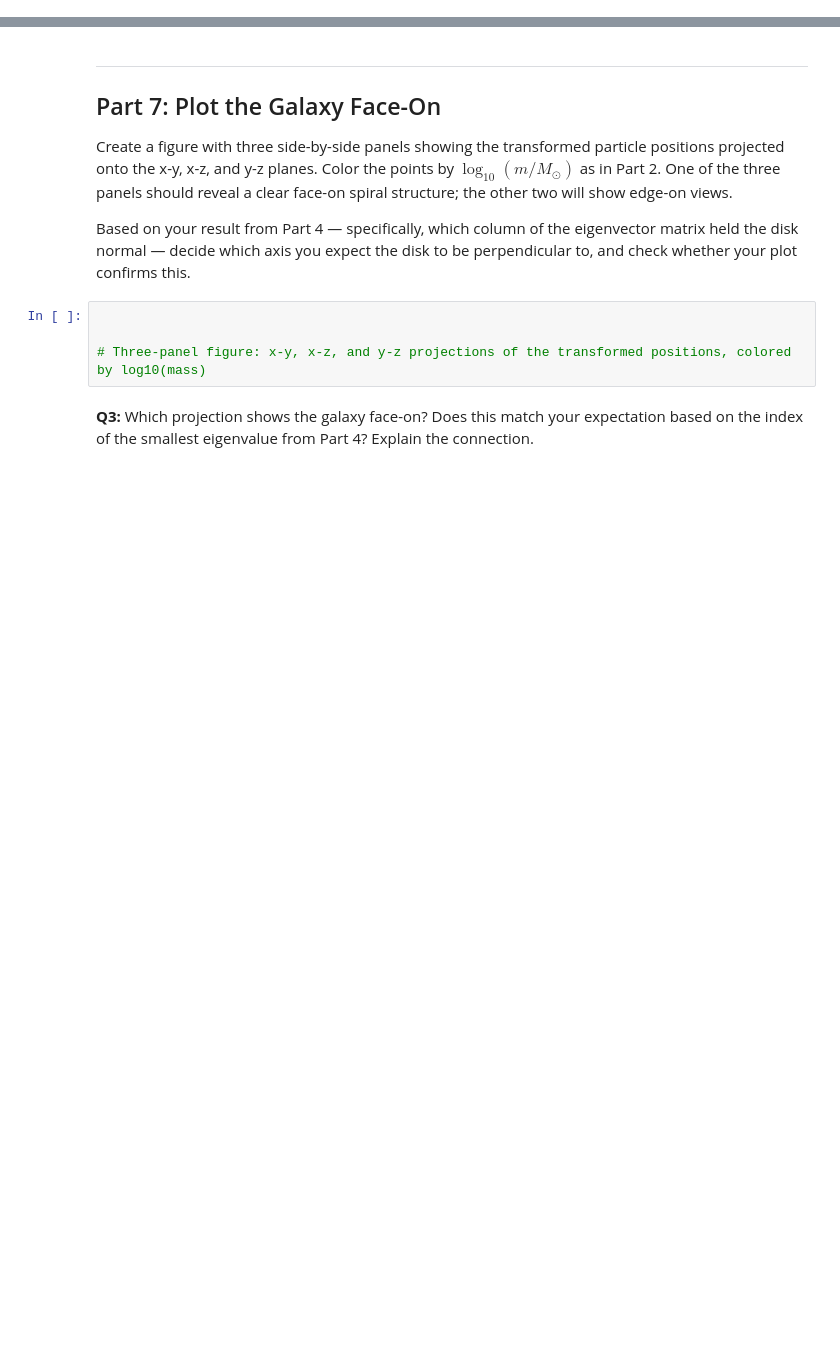
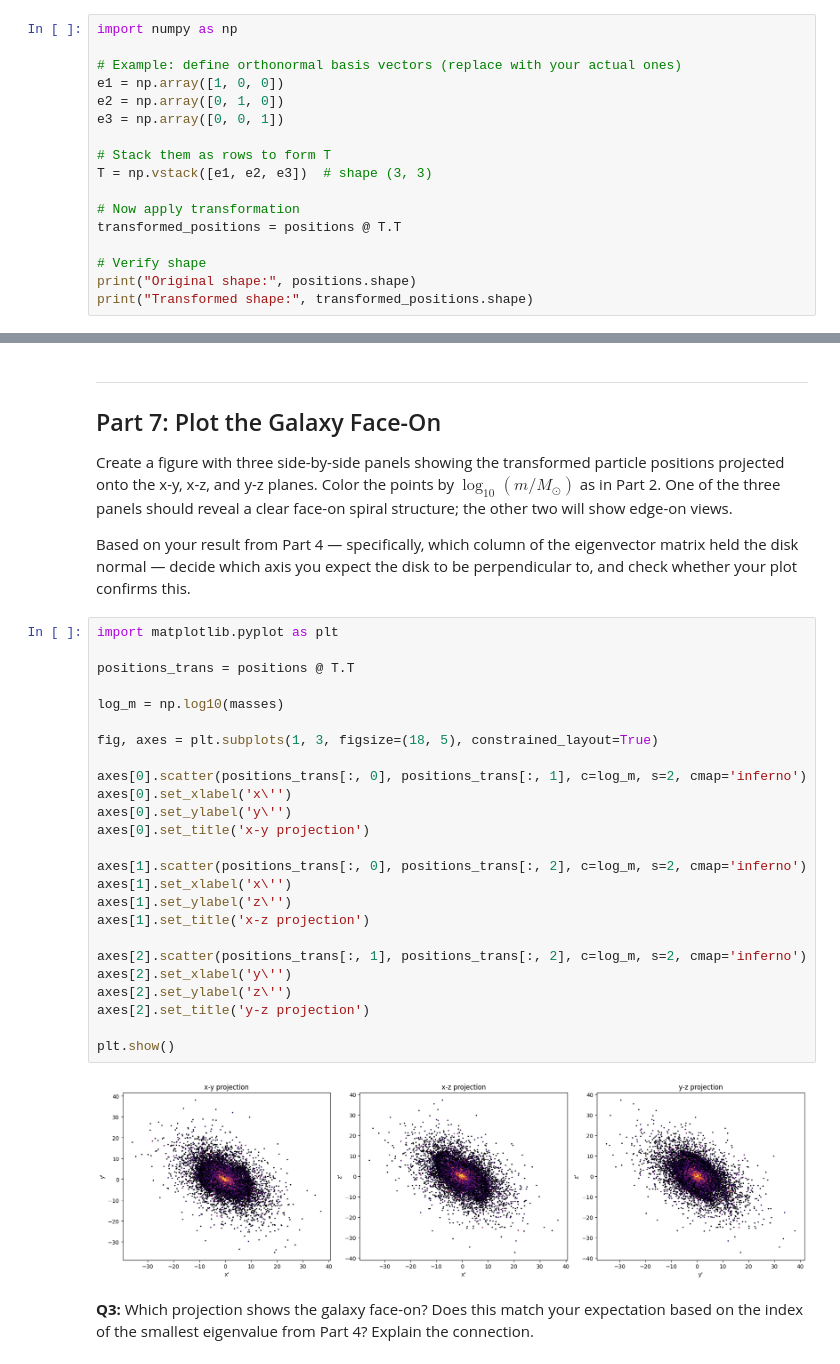
Before and after one commit to jaysenL/numerical-methods, a Jupyter notebook: assignments/week_07/coordinate_transform.ipynb, the cells around one changed output, grey strips where cells are left out. Saved outputs shown, nothing was run; the diff lists cells and outputs as text; blank space fills up the shorter version.

```diff
--- a/assignments/week_07/coordinate_transform.ipynb
+++ b/assignments/week_07/coordinate_transform.ipynb
@@ -195,0 +288,17 @@ Apply the transformation and verify that the output array has the same shape as
+# %%
+import numpy as np
+
+# Example: define orthonormal basis vectors (replace with your actual ones)
+e1 = np.array([1, 0, 0])
+e2 = np.array([0, 1, 0])
+e3 = np.array([0, 0, 1])
+
+# Stack them as rows to form T
+T = np.vstack([e1, e2, e3])  # shape (3, 3)
+
+# Now apply transformation
+transformed_positions = positions @ T.T
+
+# Verify shape
+print("Original shape:", positions.shape)
+print("Transformed shape:", transformed_positions.shape)
@@ -200,9 +312,32 @@ Apply the transformation and verify that the output array has the same shape as
 Create a figure with three side-by-side panels showing the transformed particle positions projected onto the x-y, x-z, and y-z planes. Color the points by $\log_{10}(m / M_\odot)$ as in Part 2. One of the three panels should reveal a clear face-on spiral structure; the other two will show edge-on views.
 
 Based on your result from Part 4 — specifically, which column of the eigenvector matrix held the disk normal — decide which axis you expect the disk to be perpendicular to, and check whether your plot confirms this.
-# %%
-
-
-# Three-panel figure: x-y, x-z, and y-z projections of the transformed positions, colored by log10(mass)
+# %%
+import matplotlib.pyplot as plt
+
+positions_trans = positions @ T.T
+
+log_m = np.log10(masses)
+
+fig, axes = plt.subplots(1, 3, figsize=(18, 5), constrained_layout=True)
+
+axes[0].scatter(positions_trans[:, 0], positions_trans[:, 1], c=log_m, s=2, cmap='inferno')
+axes[0].set_xlabel('x\'')
+axes[0].set_ylabel('y\'')
+axes[0].set_title('x-y projection')
+
+axes[1].scatter(positions_trans[:, 0], positions_trans[:, 2], c=log_m, s=2, cmap='inferno')
+axes[1].set_xlabel('x\'')
+axes[1].set_ylabel('z\'')
+axes[1].set_title('x-z projection')
+
+axes[2].scatter(positions_trans[:, 1], positions_trans[:, 2], c=log_m, s=2, cmap='inferno')
+axes[2].set_xlabel('y\'')
+axes[2].set_ylabel('z\'')
+axes[2].set_title('y-z projection')
+
+plt.show()
+# %% [output]
+[figure, added]
 # %% [markdown]
 **Q3:** Which projection shows the galaxy face-on? Does this match your expectation based on the index of the smallest eigenvalue from Part 4? Explain the connection.
```
Also changed, not shown: parts of 26 cells of this notebook.
